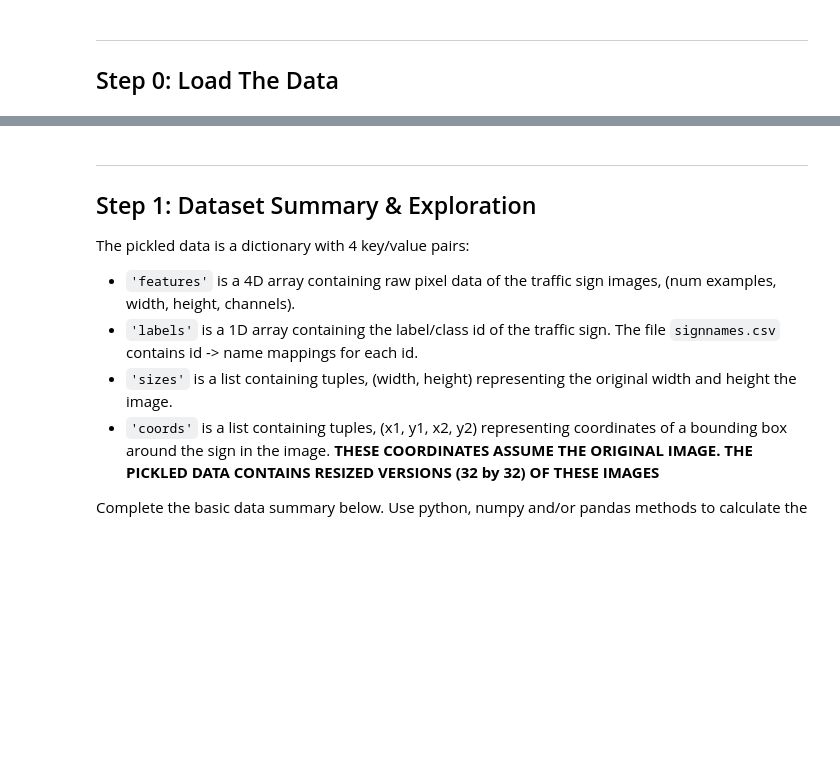
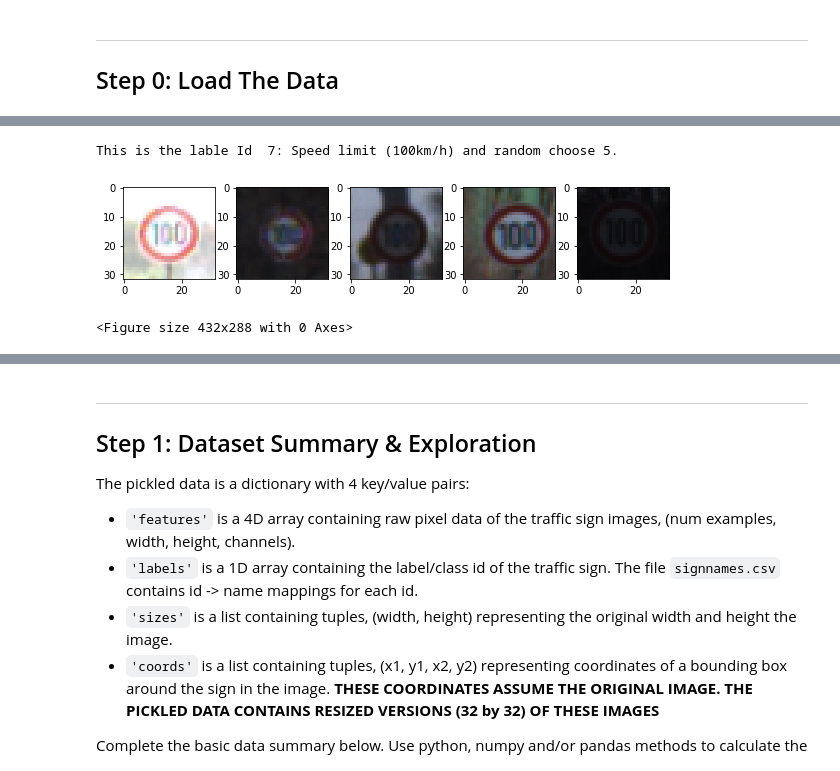
Before and after one commit to zhou-wenbin/Udacity-Traffic-Sign-Classifier-Project, a Jupyter notebook: Traffic_Sign_Classifier_share.ipynb, the cells around one changed output, grey strips where cells are left out. Drawn from its saved outputs; the diff is of its cells as text; code cells hidden in the pictures; blank space fills up the shorter version.

```diff
--- a/Traffic_Sign_Classifier_share.ipynb
+++ b/Traffic_Sign_Classifier_share.ipynb
@@ -54,0 +204,27 @@ train['features'].shape
+# %%
+# Visualizations of the data
+import matplotlib.pyplot as plt
+import pandas as pd
+%matplotlib inline
+signnames = pd.read_csv('./signnames.csv')
+
+with open('signnames.csv', 'r') as f:
+    reader = csv.reader(f)
+    next(reader, None)
+    sign_names = list(reader)
+
+labels = np.unique(y_train)
+labelId=7 #number between 0 and 43
+label_indices = np.where(y_train==labels[labelId])[0]
+fig = plt.figure(figsize=(20, 20))
+for i in range(5):
+    rand_index = random.choice(label_indices)
+    sub = fig.add_subplot(10, 10, i+1)
+    sub.imshow(X_train[rand_index], interpolation='nearest')
+print("This is the lable Id  "+str(labels[labelId]) + ': ' + sign_names[labels[labelId]][1]+" and random choose 5.")
+plt.show()
+plt.savefig('./output_figures/after_process.png')
+# %% [output]
+This is the lable Id  7: Speed limit (100km/h) and random choose 5.
+[figure, added]
+<Figure size 432x288 with 0 Axes>
```
Also changed, not shown: parts of 34 cells of this notebook, 25 other files.
